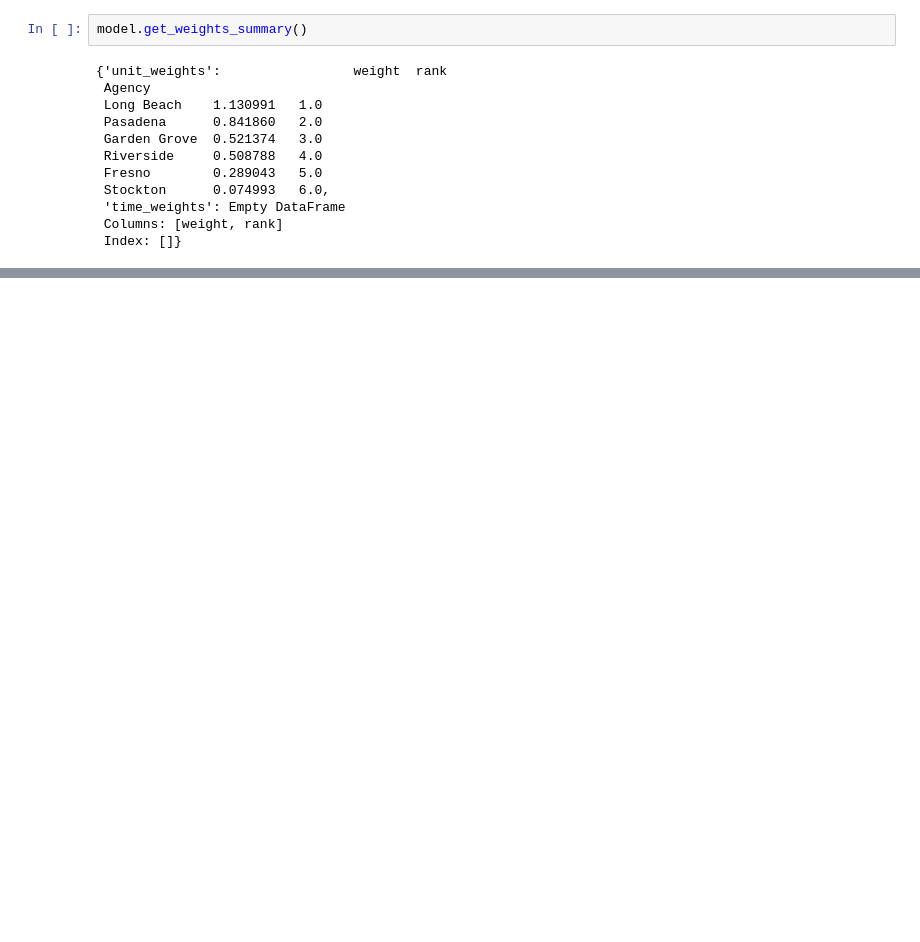
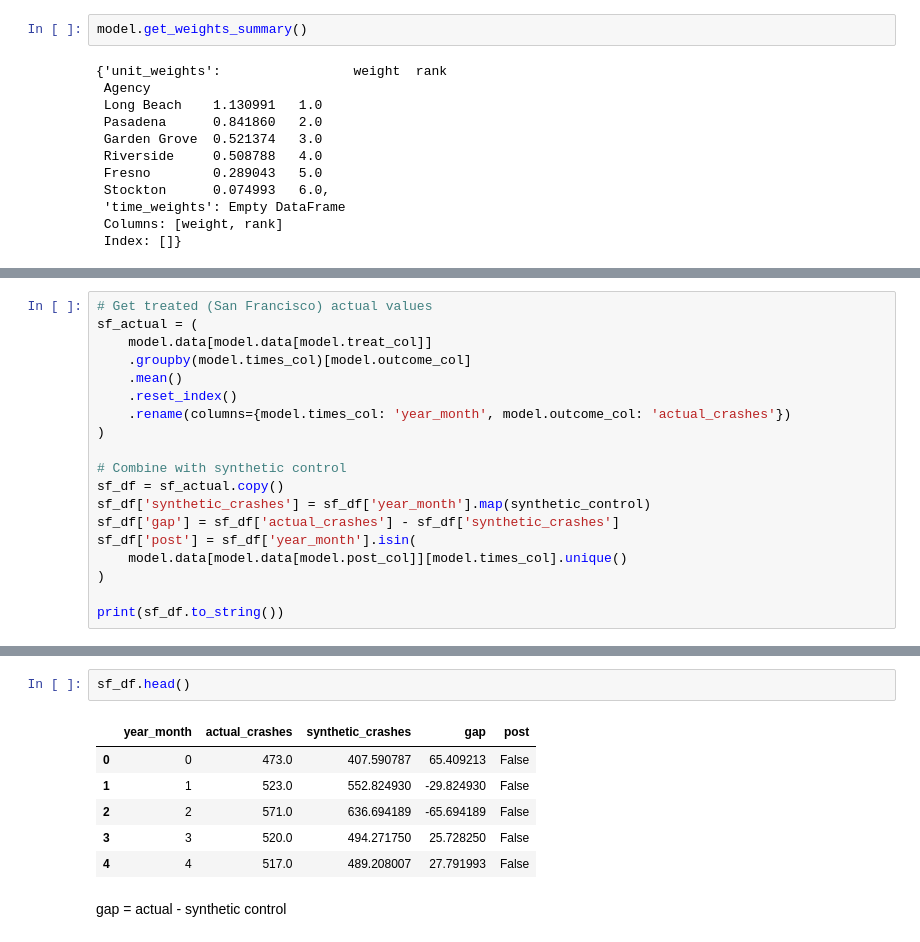
Before and after one commit to utexas-SDS-357/sds357-project-sp26-con-founders, a Jupyter notebook: DiD_Anaylsis.ipynb, the cells around one changed output, grey strips where cells are left out. Saved outputs shown, nothing was run; the diff lists cells and outputs as text; blank space fills up the shorter version.

```diff
--- a/DiD_Anaylsis.ipynb
+++ b/DiD_Anaylsis.ipynb
@@ -481,0 +301,19 @@ Max abs difference:
+# %%
+# Get treated (San Francisco) actual values
+sf_actual = (
+    model.data[model.data[model.treat_col]]
+    .groupby(model.times_col)[model.outcome_col]
+    .mean()
+    .reset_index()
+    .rename(columns={model.times_col: 'year_month', model.outcome_col: 'actual_crashes'})
+)
+
+# Combine with synthetic control
+sf_df = sf_actual.copy()
+sf_df['synthetic_crashes'] = sf_df['year_month'].map(synthetic_control)
+sf_df['gap'] = sf_df['actual_crashes'] - sf_df['synthetic_crashes']
+sf_df['post'] = sf_df['year_month'].isin(
+    model.data[model.data[model.post_col]][model.times_col].unique()
+)
+
+print(sf_df.to_string())
@@ -481,0 +360,11 @@ Max abs difference:
+# %%
+sf_df.head()
+# %% [output]
+|  | year_month | actual_crashes | synthetic_crashes | gap | post |
+| 0 | 0 | 473.0 | 407.590787 | 65.409213 | False |
+| 1 | 1 | 523.0 | 552.824930 | -29.824930 | False |
+| 2 | 2 | 571.0 | 636.694189 | -65.694189 | False |
+| 3 | 3 | 520.0 | 494.271750 | 25.728250 | False |
+| 4 | 4 | 517.0 | 489.208007 | 27.791993 | False |
+# %% [markdown]
+gap = actual - synthetic control
```
Also changed, not shown: parts of 27 cells of this notebook.
